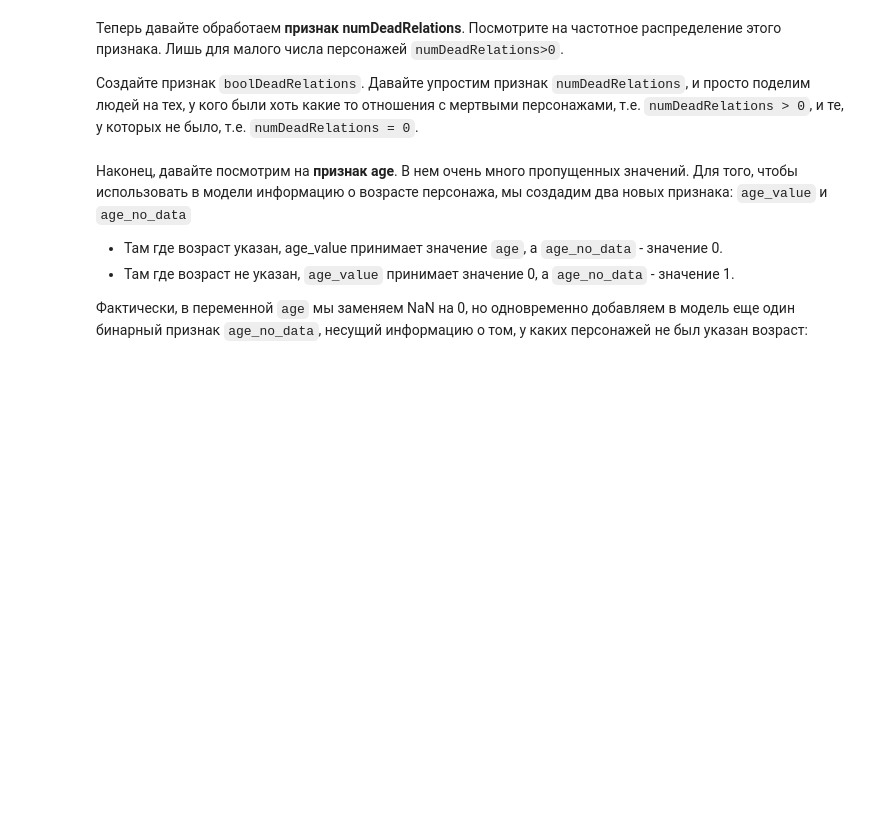
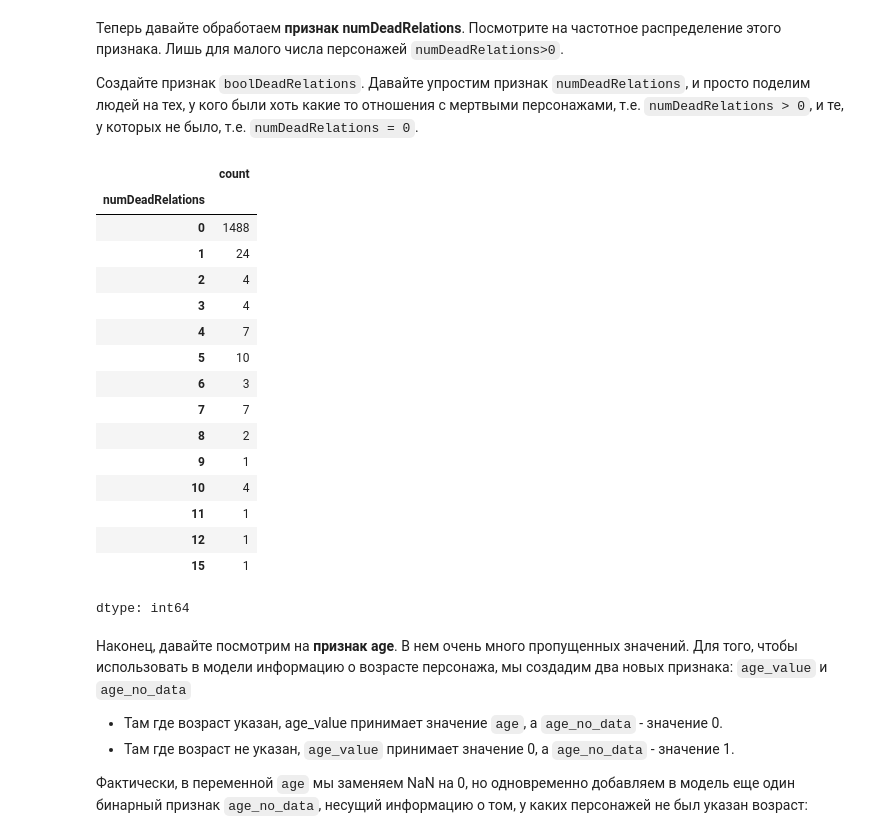
Before and after one commit to maesrto2000/-, a Jupyter notebook: week_01_ml_intro/Homework/hw_1_game_of_thrones.ipynb, the cells around one changed output. Saved outputs shown, nothing was run; the diff lists cells and outputs as text; code cells hidden in the pictures; blank space fills up the shorter version.

```diff
--- a/week_01_ml_intro/Homework/hw_1_game_of_thrones.ipynb
+++ b/week_01_ml_intro/Homework/hw_1_game_of_thrones.ipynb
@@ -200,3 +217,23 @@ dtype: int64
 Посмотрите на частотное распределение этого признака. Лишь для малого числа персонажей `numDeadRelations>0`.
 
 Создайте признак `boolDeadRelations`. Давайте упростим признак `numDeadRelations`, и просто поделим людей на тех, у кого были хоть какие то отношения с мертвыми персонажами, т.е. `numDeadRelations > 0`, и те, у которых не было, т.е. `numDeadRelations = 0`.
+# %%
+data['numDeadRelations'].value_counts().sort_index()
+# %% [output]
+|  | count |
+| numDeadRelations |  |
+| 0 | 1488 |
+| 1 | 24 |
+| 2 | 4 |
+| 3 | 4 |
+| 4 | 7 |
+| 5 | 10 |
+| 6 | 3 |
+| 7 | 7 |
+| 8 | 2 |
+| 9 | 1 |
+| 10 | 4 |
+| 11 | 1 |
+| 12 | 1 |
+| 15 | 1 |
+dtype: int64
```
Also changed, not shown: parts of 7 cells of this notebook.
